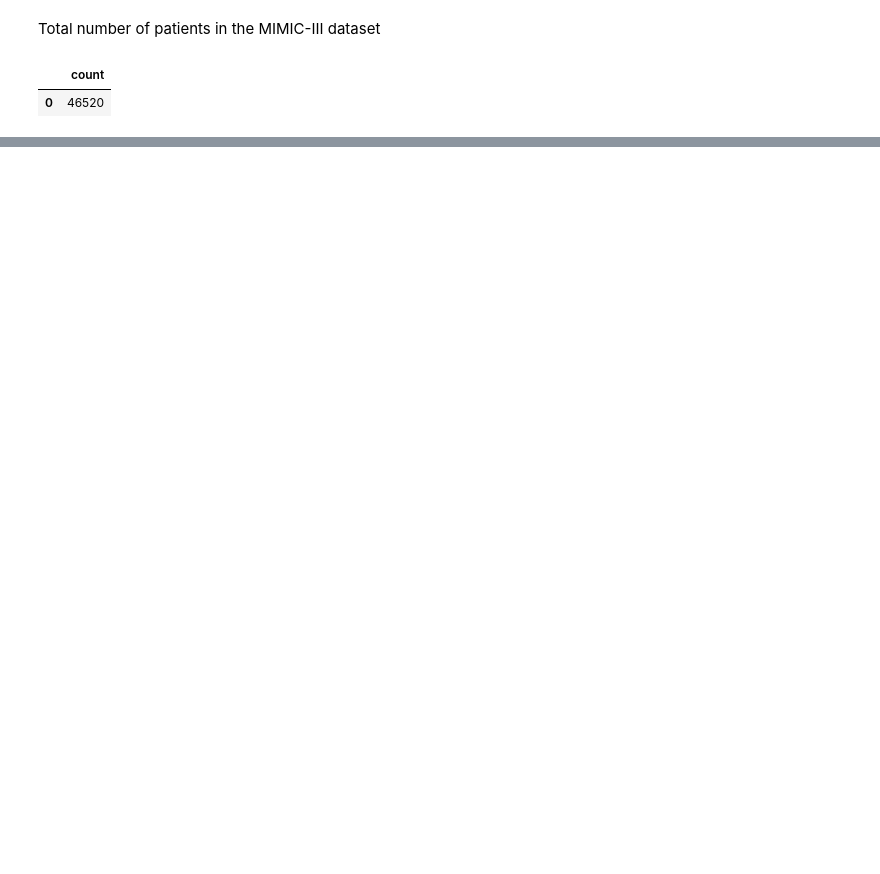
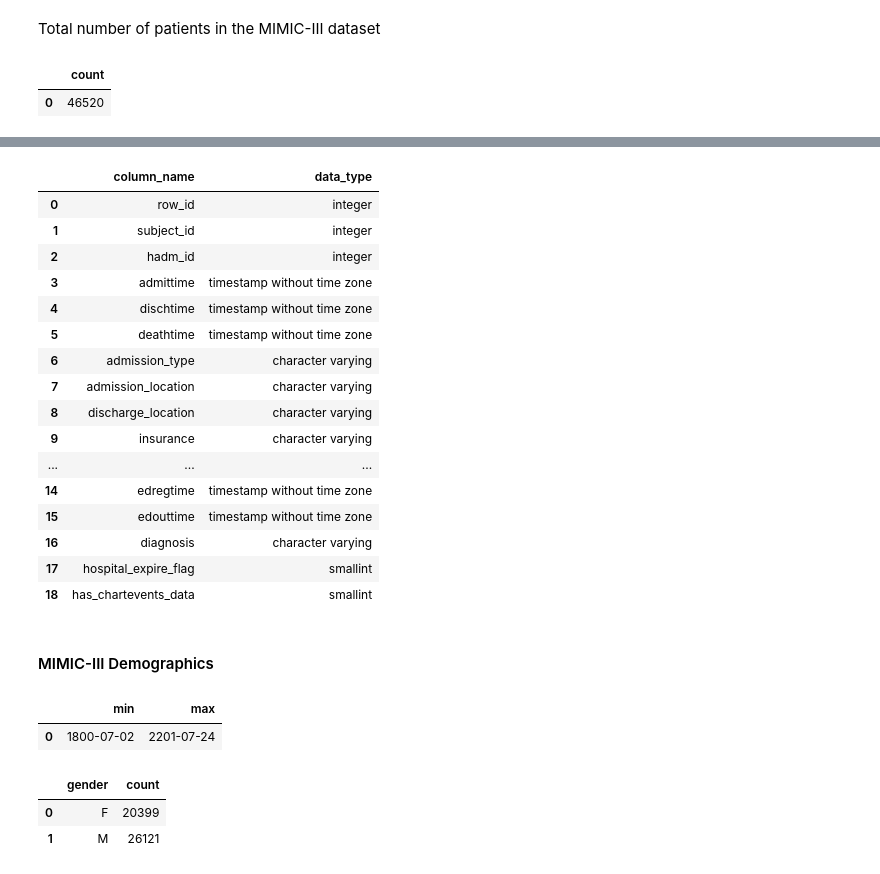
Before and after one commit to marymlucas/mimic_explore, a Jupyter notebook: mimic_explore_1.ipynb, the cells around one changed output, grey strips where cells are left out. Cells and saved outputs as stored; diff of their text form; code cells hidden in the pictures; blank space fills up the shorter version.

```diff
--- a/mimic_explore_1.ipynb
+++ b/mimic_explore_1.ipynb
@@ -217,0 +277,36 @@ pd.read_sql_query(sql, conn_iii)
+# %%
+sql = "select column_name, data_type from information_schema.columns where table_schema = 'mimiciii' and table_name = 'admissions'"
+pd.read_sql_query(sql, conn_iii)
+# %% [output]
+|  | column_name | data_type |
+| 0 | row_id | integer |
+| 1 | subject_id | integer |
+| 2 | hadm_id | integer |
+| 3 | admittime | timestamp without time zone |
+| 4 | dischtime | timestamp without time zone |
+| 5 | deathtime | timestamp without time zone |
+| 6 | admission_type | character varying |
+| 7 | admission_location | character varying |
+| 8 | discharge_location | character varying |
+| 9 | insurance | character varying |
+| ... | ... | ... |
+| 14 | edregtime | timestamp without time zone |
+| 15 | edouttime | timestamp without time zone |
+| 16 | diagnosis | character varying |
+| 17 | hospital_expire_flag | smallint |
+| 18 | has_chartevents_data | smallint |
+# %% [markdown]
+#### MIMIC-III Demographics
+# %%
+pd.read_sql_query('select min(dob), max(dob) from mimiciii.patients', conn_iii)
+# %% [output]
+|  | min | max |
+| 0 | 1800-07-02 | 2201-07-24 |
+# %%
+sql = 'select gender, count(distinct subject_id) from mimiciii.patients group by gender'
+gender_distribution = pd.read_sql_query(sql, conn_iii)
+gender_distribution
+# %% [output]
+|  | gender | count |
+| 0 | F | 20399 |
+| 1 | M | 26121 |
```
Also changed, not shown: parts of 18 cells of this notebook.
